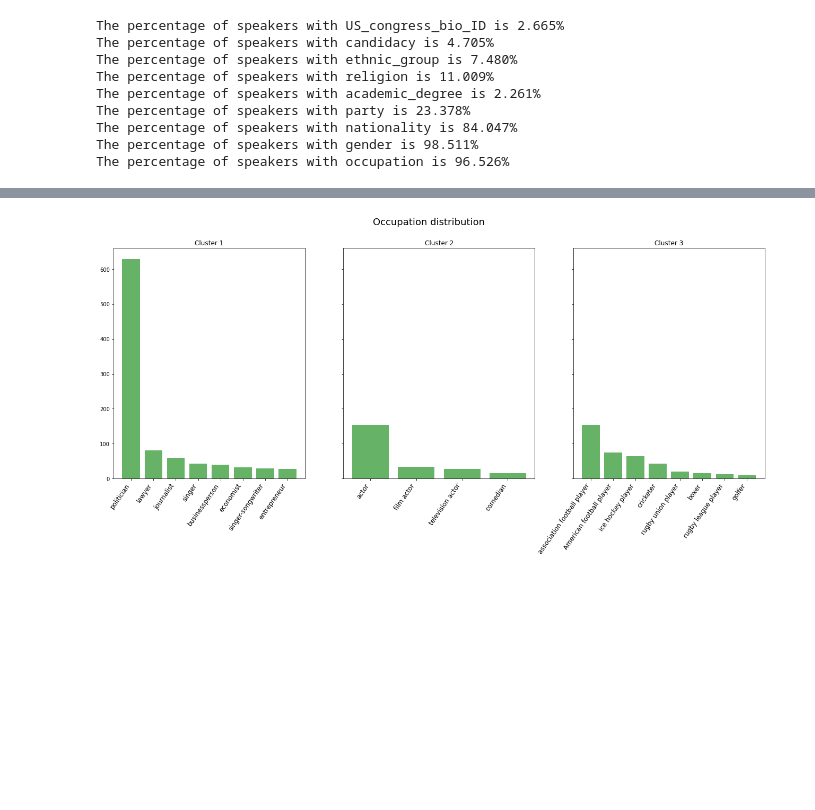
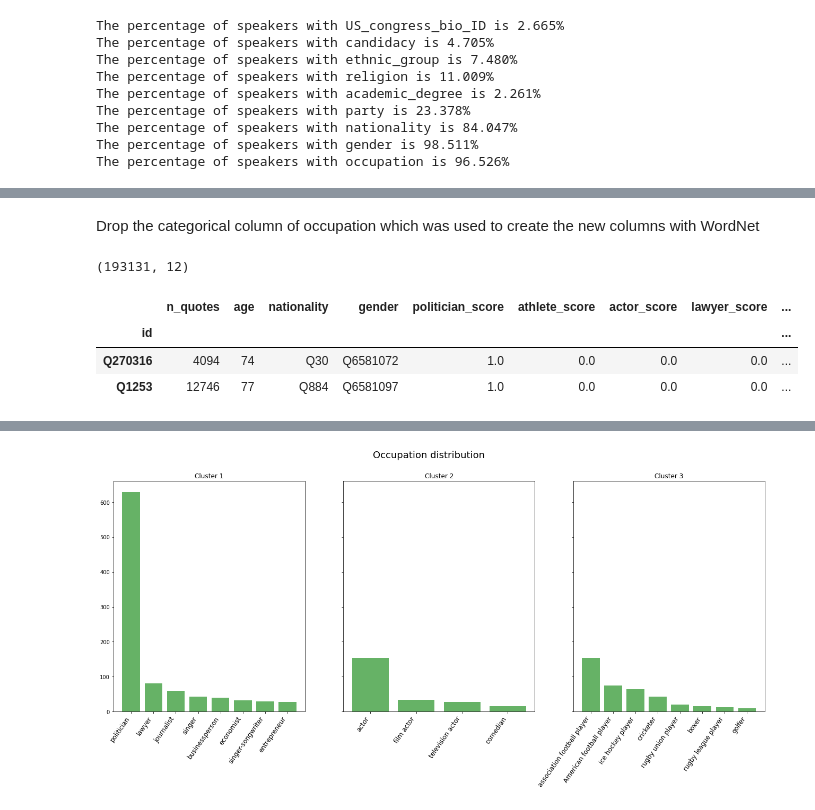
Before and after one commit to epfl-ada/ada-2021-project-quotebankers, a Jupyter notebook: clustering.ipynb, the cells around one changed output, grey strips where cells are left out. Saved outputs shown, nothing was run; the diff lists cells and outputs as text; code cells hidden in the pictures; blank space fills up the shorter version.

```diff
--- a/clustering.ipynb
+++ b/clustering.ipynb
@@ -343,0 +93,4 @@ from sklearn.cluster import DBSCAN
+# %%
+# Remove the date_of_birth column
+speakers_features = speakers_dropped.drop(columns=['date_of_birth'])
+speakers_features.head(2)
@@ -343,0 +254,13 @@ from sklearn.cluster import DBSCAN
+# %% [markdown]
+Drop the categorical column of occupation which was used to create the new columns with WordNet
+# %%
+# Drop the categorical column of occupation which was used to create the new columns with WordNet
+speakers_features_preprocessed_final_really = speakers_features_final.drop(columns=['occupation']).dropna()
+print(speakers_features_preprocessed_final_really.shape)
+speakers_features_preprocessed_final_really.head(2)
+# %% [output]
+(193131, 12)
+|  | n_quotes | age | nationality | gender | politician_score | athlete_score | actor_score | lawyer_score | ... |
+| id |  |  |  |  |  |  |  |  | ... |
+| Q270316 | 4094 | 74 | Q30 | Q6581072 | 1.0 | 0.0 | 0.0 | 0.0 | ... |
+| Q1253 | 12746 | 77 | Q884 | Q6581097 | 1.0 | 0.0 | 0.0 | 0.0 | ... |
```
Also changed, not shown: parts of 64 cells of this notebook.
